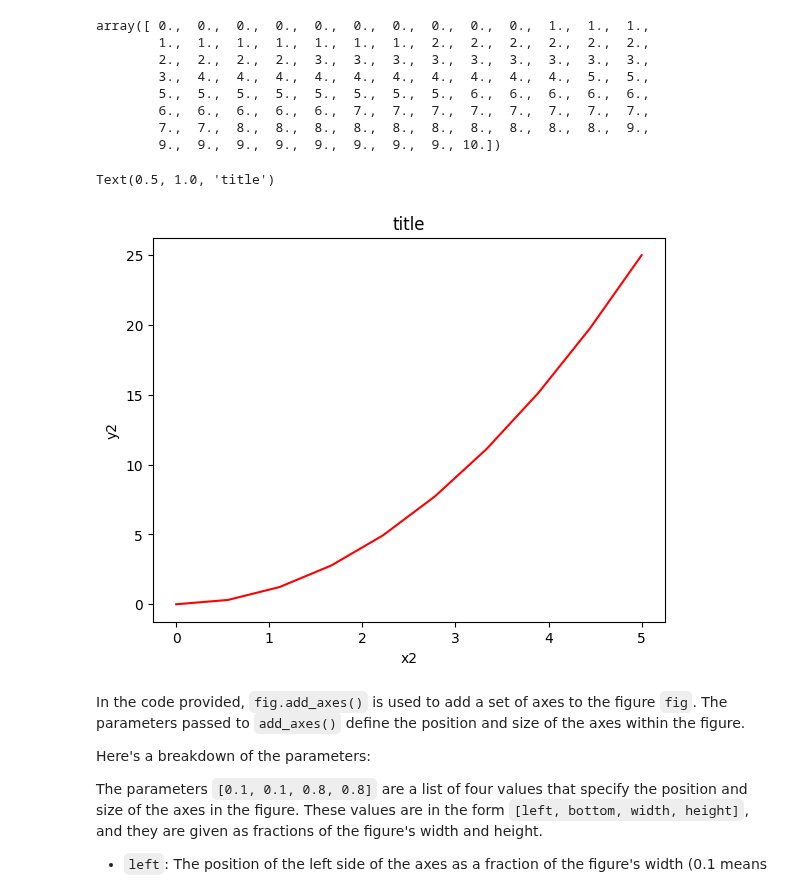
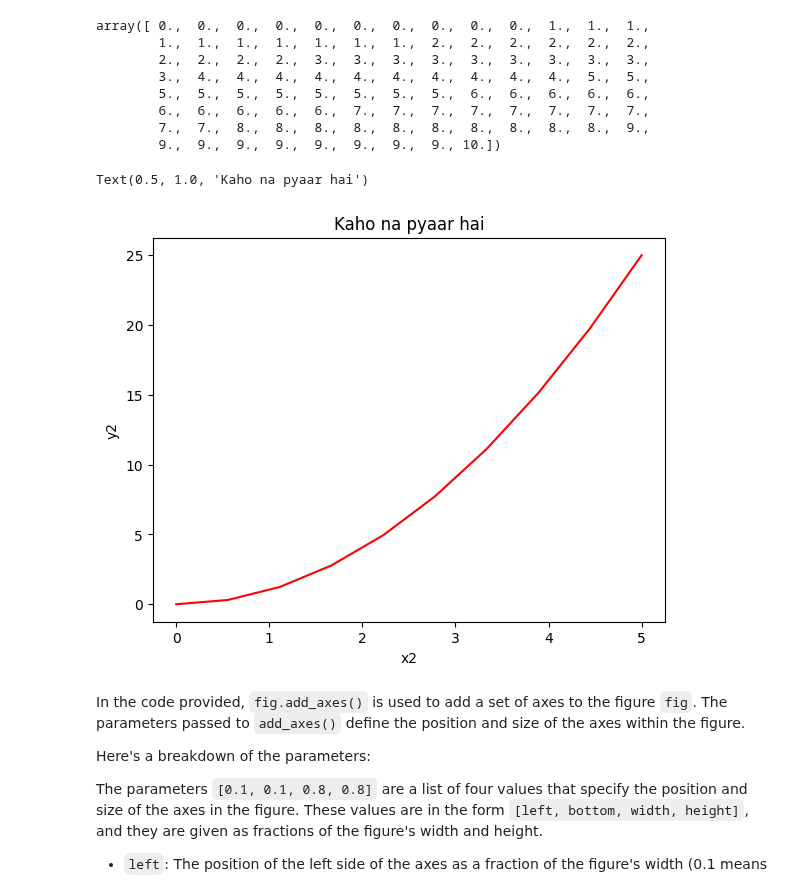
Before and after one commit to corpsedust/NareshIT, a Jupyter notebook: Self-practice(Tasks and IQ stuff)/Matplotlibpractice.ipynb, the cells around one changed output. Drawn from its saved outputs; the diff is of its cells as text; code cells hidden in the pictures.

```diff
--- a/Self-practice(Tasks and IQ stuff)/Matplotlibpractice.ipynb
+++ b/Self-practice(Tasks and IQ stuff)/Matplotlibpractice.ipynb
@@ -207,19 +207,19 @@ array([ 0.,  0.,  0.,  0.,  0.,  0.,  0.,  0.,  0.,  0.,  1.,  1.,  1.,
 # %%
 fig = plt.figure()
 
 x2 = np.linspace(0,5,10)
 y2 = x2**2
 
 axes = fig.add_axes([0.1,0.1,0.8,0.8])
 
 axes.plot(x2,y2,'r')
 
 axes.set_xlabel("x2")
 axes.set_ylabel("y2")
-axes.set_title("title")
+axes.set_title("Kaho na pyaar hai")
 # %% [output]
-Text(0.5, 1.0, 'title')
+Text(0.5, 1.0, 'Kaho na pyaar hai')
-[figure, old version]
+[figure, new version]
 # %% [markdown]
 In the code provided, `fig.add_axes()` is used to add a set of axes to the figure `fig`. The parameters passed to `add_axes()` define the position and size of the axes within the figure.
 
```
Also changed, not shown: parts of 6 cells of this notebook.
